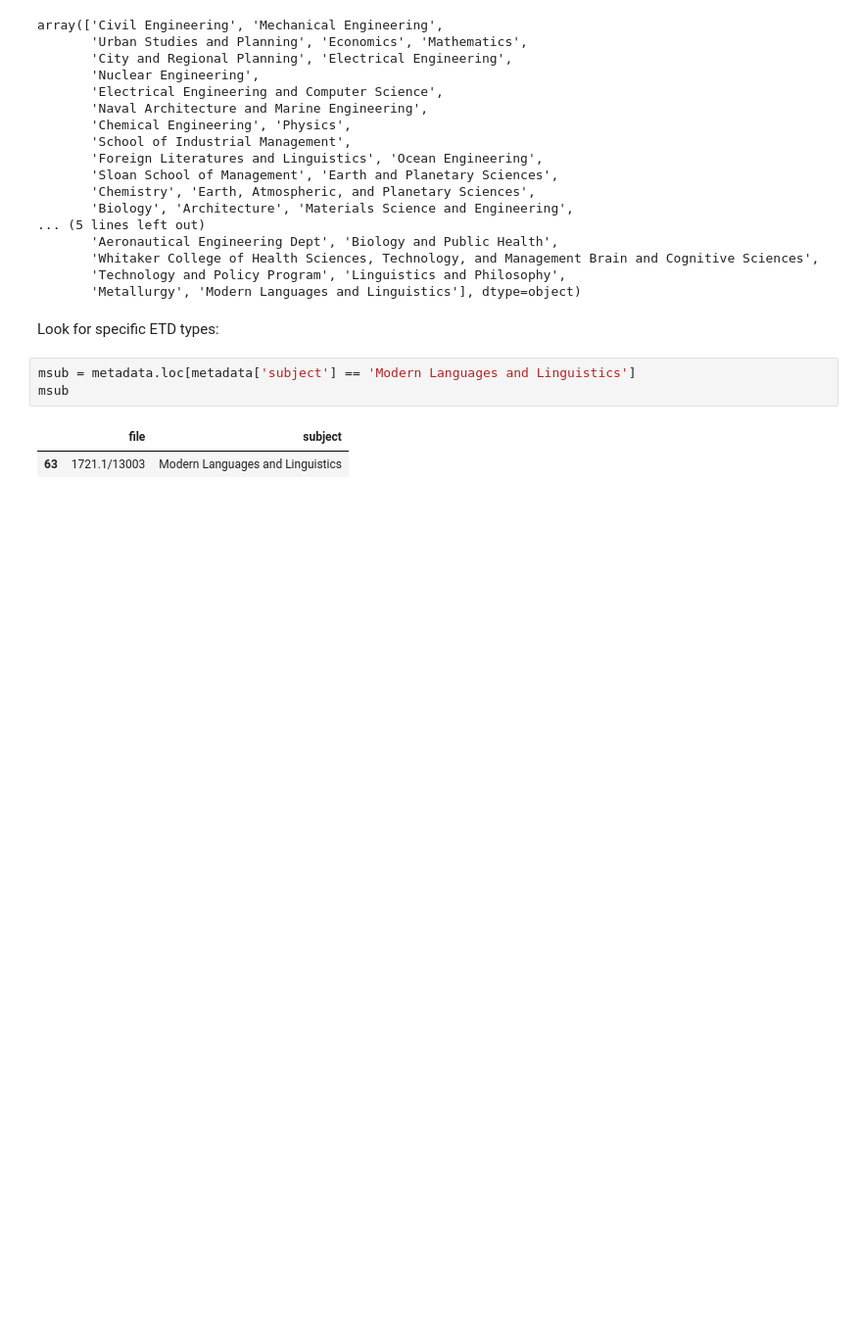
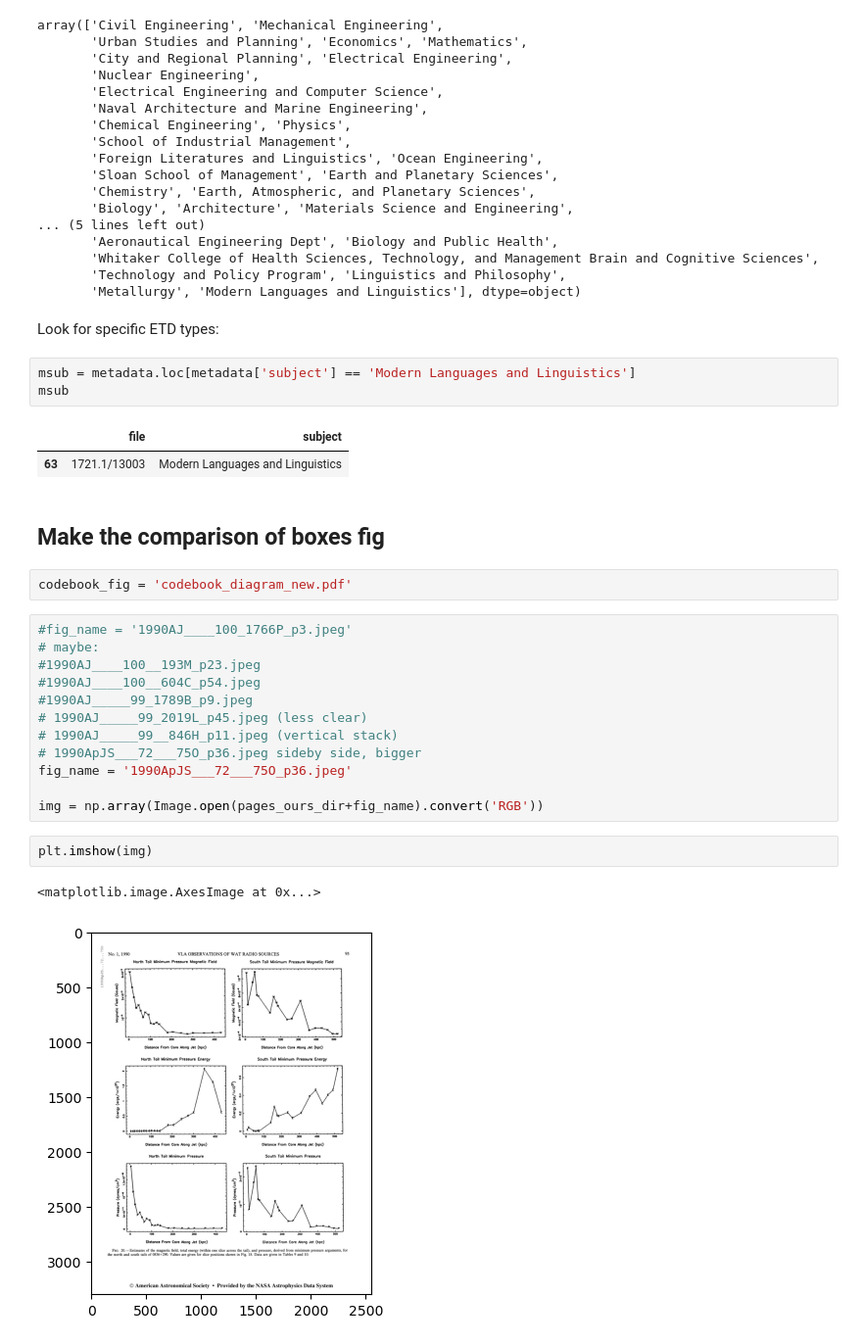
Before and after one commit to ReadingTimeMachine/digitization_at_high_localization, a Jupyter notebook: extra_plots.ipynb, the cells around one changed output. Shown at 98% size. Cells and saved outputs as stored; diff of their text form; blank space fills up the shorter version.

```diff
--- a/extra_plots.ipynb
+++ b/extra_plots.ipynb
@@ -118,3 +157,24 @@ msub
 # %% [output]
 |  | file | subject |
 | 63 | 1721.1/13003 | Modern Languages and Linguistics |
+# %% [markdown]
+## Make the comparison of boxes fig
+# %%
+codebook_fig = 'codebook_diagram_new.pdf'
+# %%
+#fig_name = '1990AJ____100_1766P_p3.jpeg'
+# maybe:
+#1990AJ____100__193M_p23.jpeg
+#1990AJ____100__604C_p54.jpeg
+#1990AJ_____99_1789B_p9.jpeg
+# 1990AJ_____99_2019L_p45.jpeg (less clear)
+# 1990AJ_____99__846H_p11.jpeg (vertical stack)
+# 1990ApJS___72___75O_p36.jpeg sideby side, bigger
+fig_name = '1990ApJS___72___75O_p36.jpeg'
+
+img = np.array(Image.open(pages_ours_dir+fig_name).convert('RGB'))
+# %%
+plt.imshow(img)
+# %% [output]
+<matplotlib.image.AxesImage at 0x...>
+[figure, added]
```
Also changed, not shown: parts of 5 cells of this notebook, 6 other files.
